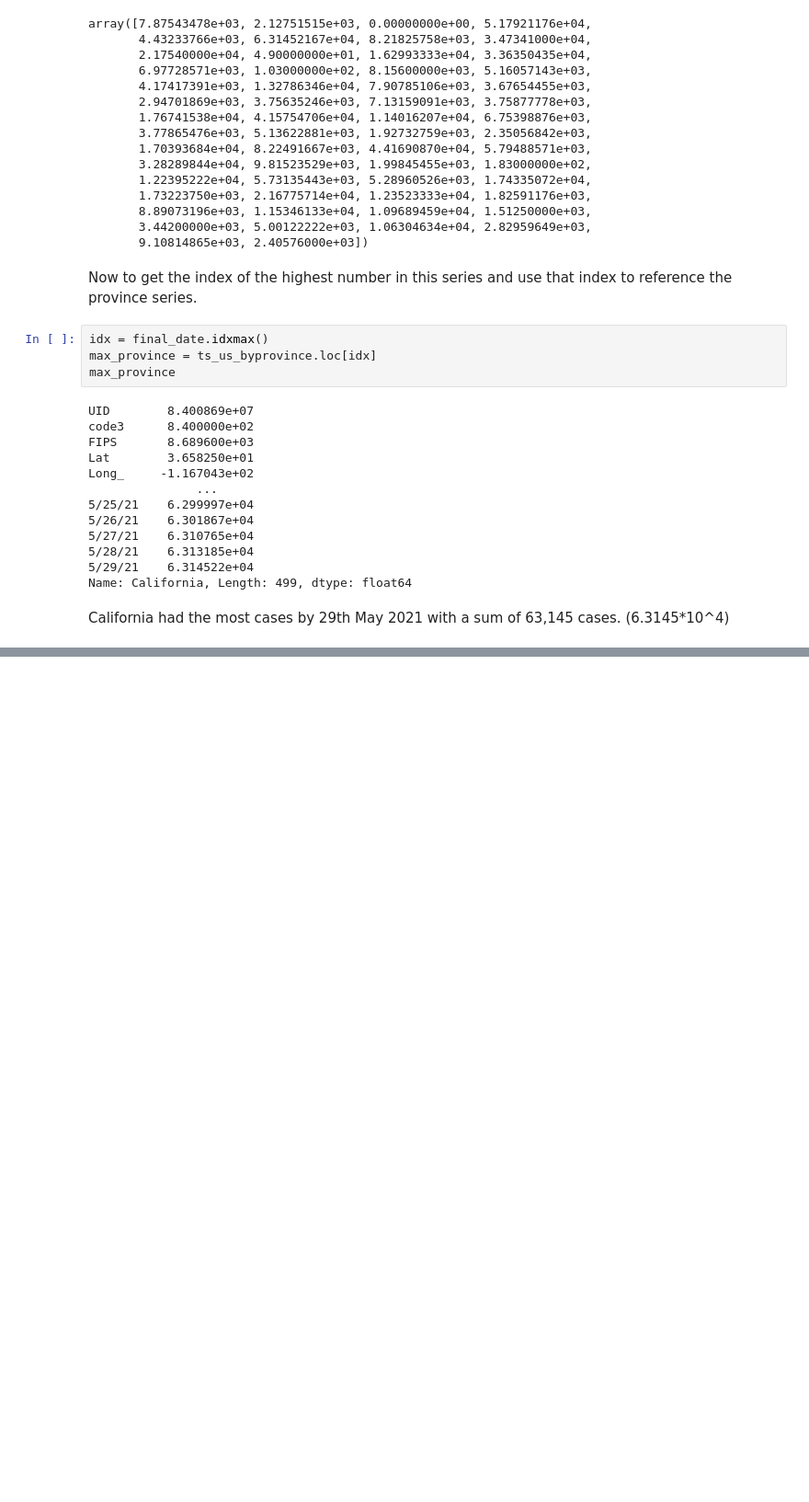
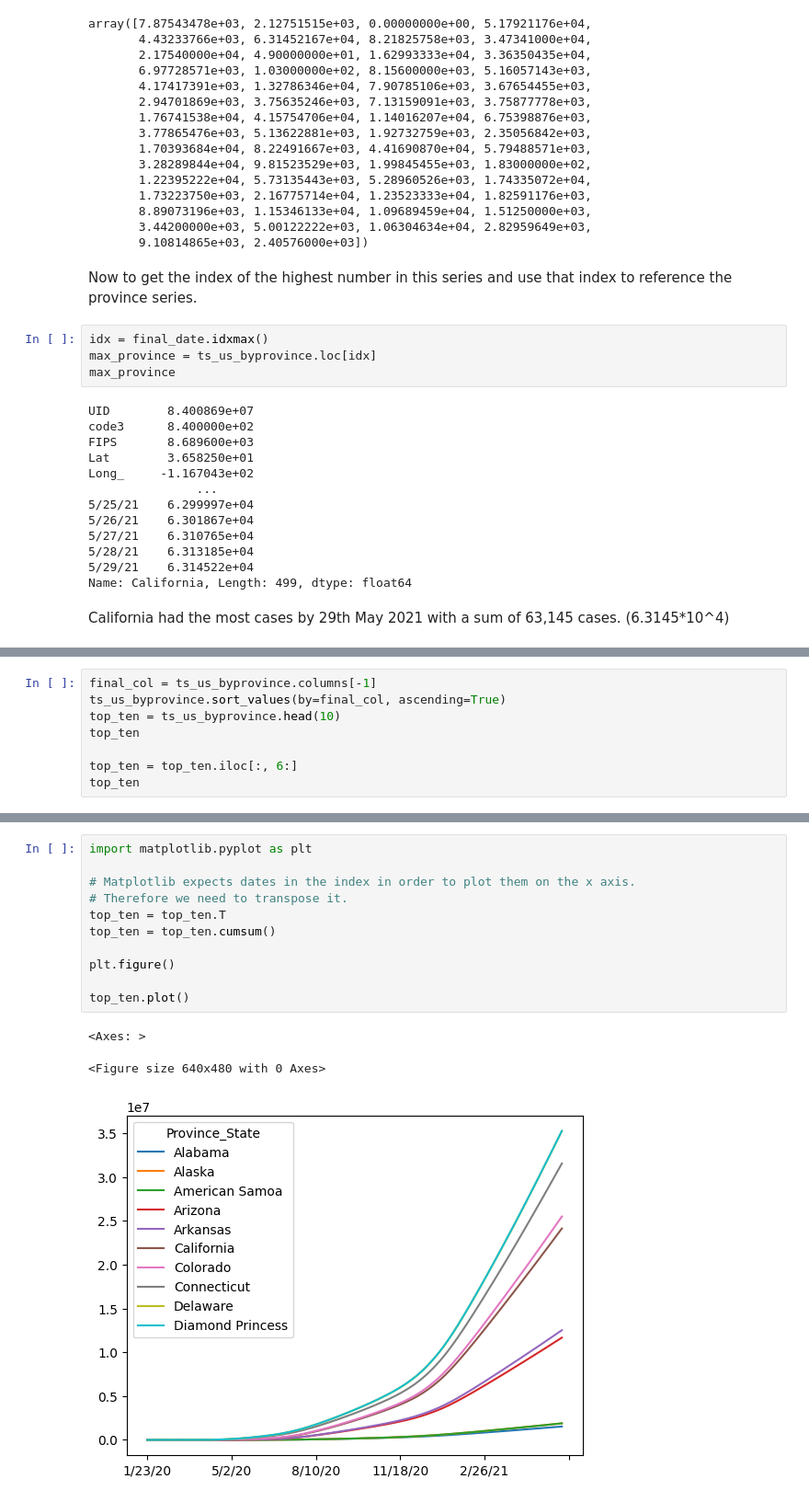
Before and after one commit to TomStarkey/COVID-data, a Jupyter notebook: covid_data.ipynb, the cells around one changed output, grey strips where cells are left out. Shown: that part at 92% size. Saved outputs shown, nothing was run; the diff lists cells and outputs as text; blank space fills up the shorter version.

Commit message:
Added a line chart visualisation tracking cases over time

```diff
--- a/covid_data.ipynb
+++ b/covid_data.ipynb
@@ -134,0 +139,8 @@ California had the most cases by 29th May 2021 with a sum of 63,145 cases. (6.31
+# %%
+final_col = ts_us_byprovince.columns[-1]
+ts_us_byprovince.sort_values(by=final_col, ascending=True)
+top_ten = ts_us_byprovince.head(10)
+top_ten
+
+top_ten = top_ten.iloc[:, 6:]
+top_ten
@@ -134,0 +161,15 @@ California had the most cases by 29th May 2021 with a sum of 63,145 cases. (6.31
+# %%
+import matplotlib.pyplot as plt
+
+# Matplotlib expects dates in the index in order to plot them on the x axis.
+# Therefore we need to transpose it.
+top_ten = top_ten.T
+top_ten = top_ten.cumsum()
+
+plt.figure()
+
+top_ten.plot()
+# %% [output]
+<Axes: >
+<Figure size 640x480 with 0 Axes>
+[figure, added]
```
Also changed, not shown: parts of 2 cells of this notebook.
